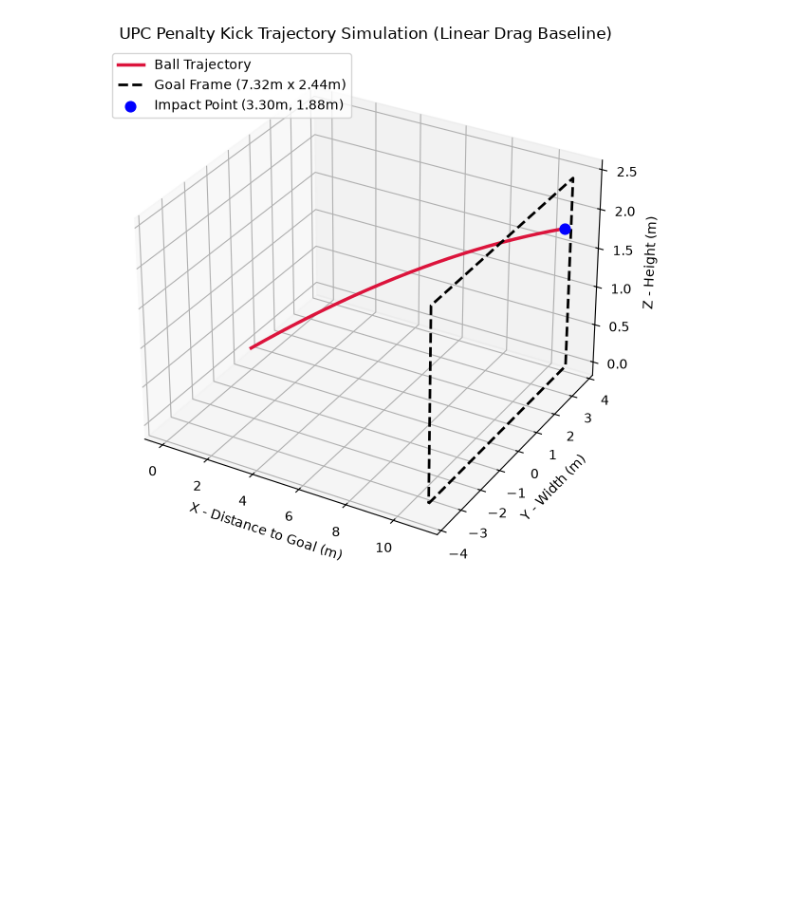
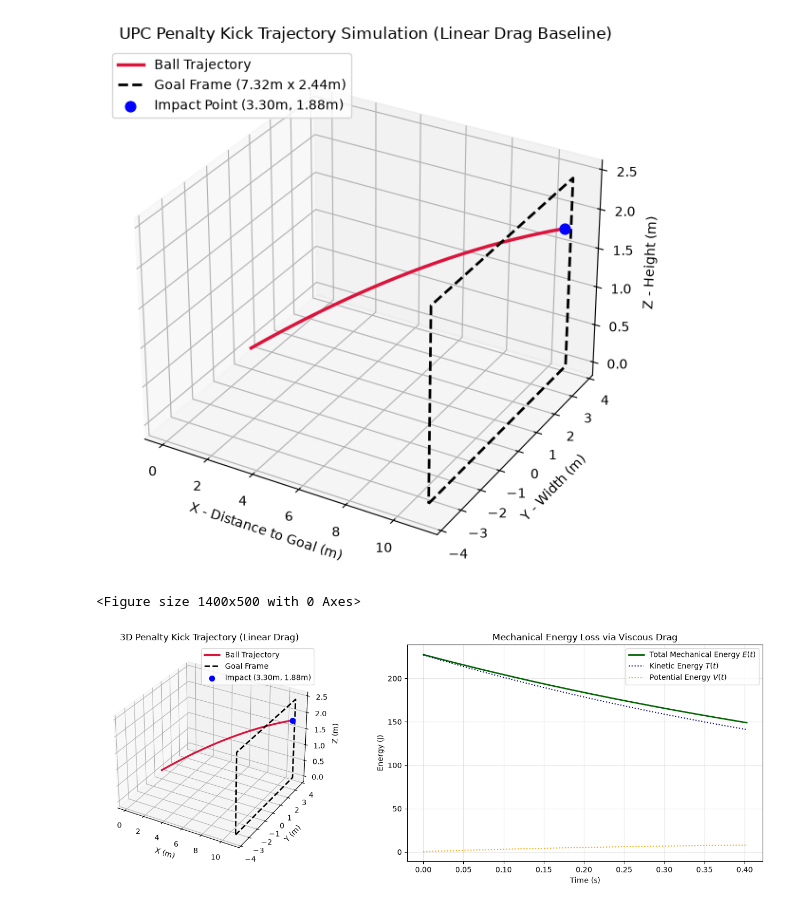
Before and after one commit to Zombizzzzzzz/UndergradPhysicsComp2026, a Jupyter notebook: upc2_ideal.ipynb, the cells around one changed output. Cells and saved outputs as stored; diff of their text form; code cells hidden in the pictures; blank space fills up the shorter version.

Commit message:
energy loss via viscous drag

```diff
--- a/upc2_ideal.ipynb
+++ b/upc2_ideal.ipynb
@@ -5,7 +5,7 @@ from scipy.integrate import solve_ivp
 # %%
 g = 9.81
 k = 0.5405
-
+m = 0.43           # (citation chaiyo)
 
 v0 = [30.405, 9.122, 6.933]
 r0 = [0.0, 0.0, 0.11]
@@ -37,7 +37,7 @@ sol = solve_ivp(
 
 t = sol.t
 x, y, z = sol.y[0], sol.y[1], sol.y[2]
-
+vx, vy, vz = sol.y[3], sol.y[4], sol.y[5]
 # Target evaluation at x = 11 m plane
 t_goal = t[-1]
 y_goal = y[-1]
@@ -73,3 +73,47 @@ plt.tight_layout()
 plt.show()
 # %% [output]
 [figure]
+# %%
+v_sq = vx**2 + vy**2 + vz**2
+E_kinetic = 0.5 * m * v_sq
+E_potential = m * g * z
+E_total = E_kinetic + E_potential
+# %%
+fig = plt.figure(figsize=(14, 5))
+# %% [output]
+<Figure size 1400x500 with 0 Axes>
+# %%
+fig = plt.figure(figsize=(14, 5))
+
+# Plot 1: 3D Trajectory & Goal Frame
+ax1 = fig.add_subplot(121, projection='3d')
+ax1.plot(x, y, z, color='crimson', lw=2.5, label='Ball Trajectory')
+
+# Goal frame rectangle at x = 11 m
+goal_y = [-3.66, 3.66, 3.66, -3.66, -3.66]
+goal_z = [0.0, 0.0, 2.44, 2.44, 0.0]
+ax1.plot([11]*5, goal_y, goal_z, color='black', lw=2, linestyle='--', label='Goal Frame')
+ax1.scatter([11], [y_goal], [z_goal], color='blue', s=50, label=f'Impact ({y_goal:.2f}m, {z_goal:.2f}m)')
+
+ax1.set_xlabel('X (m)')
+ax1.set_ylabel('Y (m)')
+ax1.set_zlabel('Z (m)')
+ax1.set_title('3D Penalty Kick Trajectory (Linear Drag)')
+ax1.legend()
+
+# Plot 2: Mechanical Energy Dissipation Over Time
+ax2 = fig.add_subplot(122)
+ax2.plot(t, E_total, color='darkgreen', lw=2, label='Total Mechanical Energy $E(t)$')
+ax2.plot(t, E_kinetic, color='navy', linestyle=':', label='Kinetic Energy $T(t)$')
+ax2.plot(t, E_potential, color='orange', linestyle=':', label='Potential Energy $V(t)$')
+
+ax2.set_xlabel('Time (s)')
+ax2.set_ylabel('Energy (J)')
+ax2.set_title('Mechanical Energy Loss via Viscous Drag')
+ax2.grid(True, alpha=0.3)
+ax2.legend()
+
+plt.tight_layout()
+plt.show()
+# %% [output]
+[figure, added]
```
